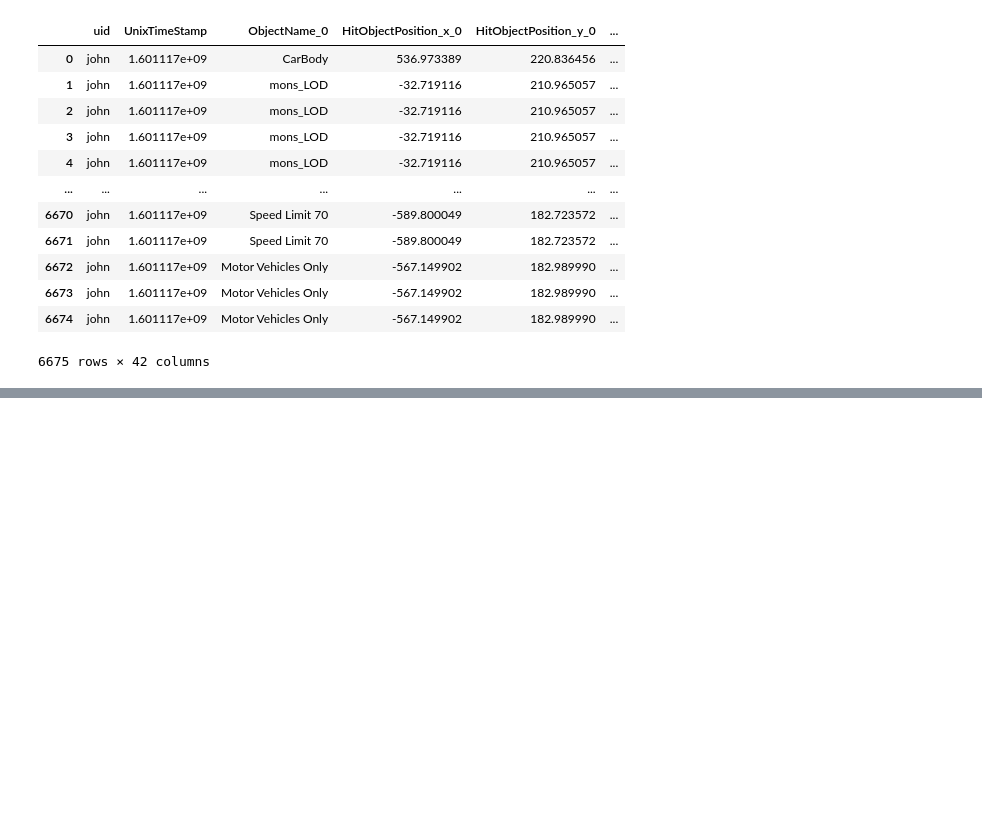
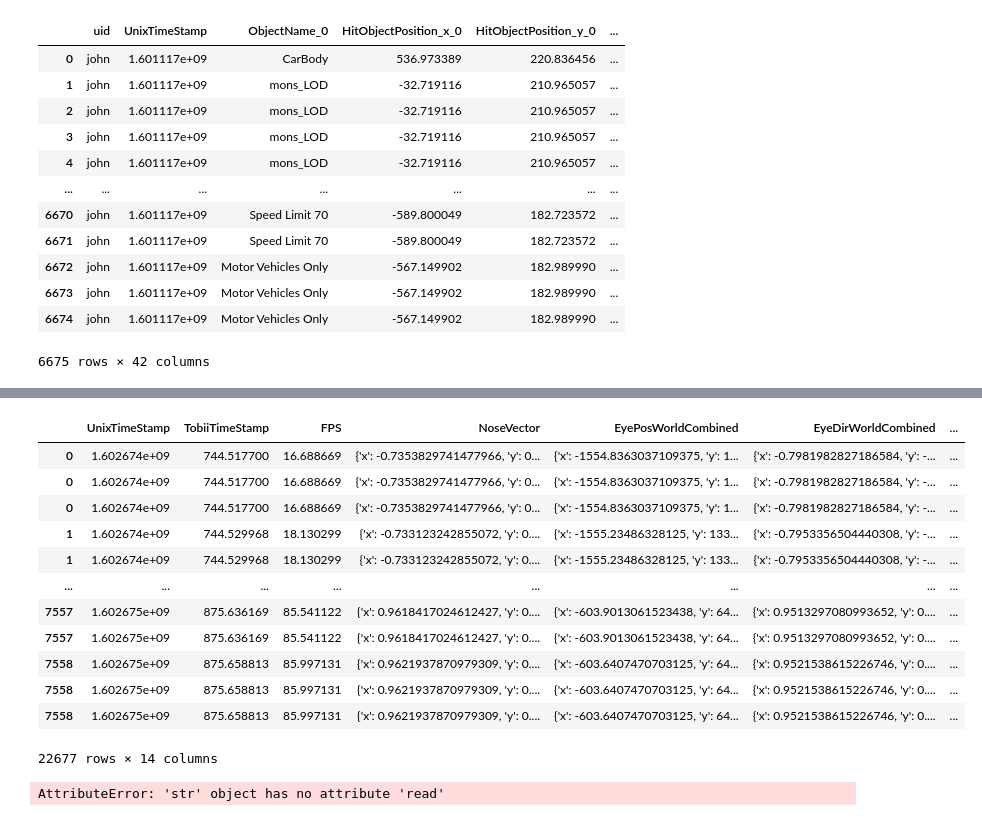
Before and after one commit to JohnMadrid/WestdriveLoopARData, a Jupyter notebook: preprocessing.ipynb, the cells around one changed output, grey strips where cells are left out. Cells and saved outputs as stored; diff of their text form; code cells hidden in the pictures; blank space fills up the shorter version.

```diff
--- a/preprocessing.ipynb
+++ b/preprocessing.ipynb
@@ -511,0 +584,21 @@ allHitObjectsDataFrame
+# %%
+# from ast import literal_eval
+#
+# df["HmdPosition"] = df["HmdPosition"].apply(literal_eval)
+df = df.explode("HmdPosition")
+df = pd.concat([df, df.pop("HmdPosition").apply(pd.Series)], axis=1)
+df
+# %% [output]
+|  | UnixTimeStamp | TobiiTimeStamp | FPS | NoseVector | EyePosWorldCombined | EyeDirWorldCombined | ... |
+| 0 | 1.602674e+09 | 744.517700 | 16.688669 | {'x': -0.7353829741477966, 'y': 0... | {'x': -1554.8363037109375, 'y': 1... | {'x': -0.7981982827186584, 'y': -... | ... |
+| 0 | 1.602674e+09 | 744.517700 | 16.688669 | {'x': -0.7353829741477966, 'y': 0... | {'x': -1554.8363037109375, 'y': 1... | {'x': -0.7981982827186584, 'y': -... | ... |
+| 0 | 1.602674e+09 | 744.517700 | 16.688669 | {'x': -0.7353829741477966, 'y': 0... | {'x': -1554.8363037109375, 'y': 1... | {'x': -0.7981982827186584, 'y': -... | ... |
+| 1 | 1.602674e+09 | 744.529968 | 18.130299 | {'x': -0.733123242855072, 'y': 0.... | {'x': -1555.23486328125, 'y': 133... | {'x': -0.7953356504440308, 'y': -... | ... |
+| 1 | 1.602674e+09 | 744.529968 | 18.130299 | {'x': -0.733123242855072, 'y': 0.... | {'x': -1555.23486328125, 'y': 133... | {'x': -0.7953356504440308, 'y': -... | ... |
+| ... | ... | ... | ... | ... | ... | ... | ... |
+| 7557 | 1.602675e+09 | 875.636169 | 85.541122 | {'x': 0.9618417024612427, 'y': 0.... | {'x': -603.9013061523438, 'y': 64... | {'x': 0.9513297080993652, 'y': 0.... | ... |
+| 7557 | 1.602675e+09 | 875.636169 | 85.541122 | {'x': 0.9618417024612427, 'y': 0.... | {'x': -603.9013061523438, 'y': 64... | {'x': 0.9513297080993652, 'y': 0.... | ... |
+| 7558 | 1.602675e+09 | 875.658813 | 85.997131 | {'x': 0.9621937870979309, 'y': 0.... | {'x': -603.6407470703125, 'y': 64... | {'x': 0.9521538615226746, 'y': 0.... | ... |
+| 7558 | 1.602675e+09 | 875.658813 | 85.997131 | {'x': 0.9621937870979309, 'y': 0.... | {'x': -603.6407470703125, 'y': 64... | {'x': 0.9521538615226746, 'y': 0.... | ... |
+| 7558 | 1.602675e+09 | 875.658813 | 85.997131 | {'x': 0.9621937870979309, 'y': 0.... | {'x': -603.6407470703125, 'y': 64... | {'x': 0.9521538615226746, 'y': 0.... | ... |
+22677 rows × 14 columns
@@ -511,0 +637,7 @@ allHitObjectsDataFrame
+# %%
+# file_path = os.path.join(raw_folder_path, txt_file)
+# with open(dask_input_df, "r") as file:
+dask_input_df = json.loads('/Users/johnmadrid/GitHub/WestdriveLoopARData/Data/0_Raw/Input/0a68f111e4f448d3b8279db69cd9df5e_Input_Autobahn.txt'.read())
+dask_input_df
+# %% [output]
+AttributeError: 'str' object has no attribute 'read'
```
Also changed, not shown: parts of 18 cells of this notebook.
